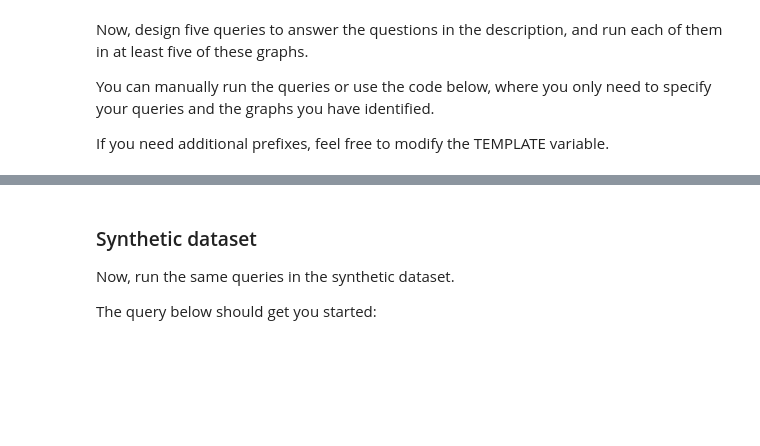
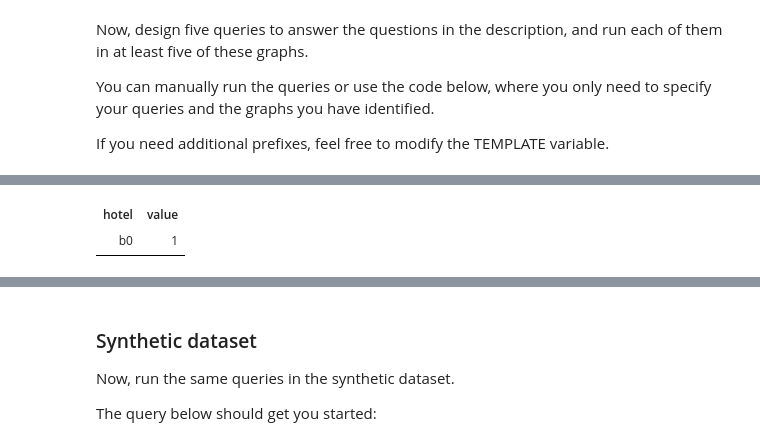
Before and after one commit to carlosv5/sparql, a Jupyter notebook: SPARQL.ipynb, the cells around one changed output, grey strips where cells are left out. Saved outputs shown, nothing was run; the diff lists cells and outputs as text; code cells hidden in the pictures; blank space fills up the shorter version.

```diff
--- a/SPARQL.ipynb
+++ b/SPARQL.ipynb
@@ -1295,0 +1162,96 @@ telephones and addresses @ http://fuseki.cluster.gsi.dit.upm.es/36de86e675493438
+# %%
+from IPython.display import display
+
+QUERIES = {
+    'highest score': '''
+    ?review a schema:Review .
+    ?review <http://schema.org/reviewRating> ?rating .
+    ?rating <http://schema.org/ratingValue> ?value .
+    ?review <http://schema.org/itemReviewed> ?hotel .
+''',
+    'lowest score': '''
+    ?review a schema:Review .
+    ?review <http://schema.org/reviewRating> ?rating .
+    ?rating <http://schema.org/ratingValue> ?value .
+    ?review <http://schema.org/itemReviewed> ?hotel .
+    ''',
+    'number of hotels': '''
+    ?hotel a schema:Hotel .
+    ''',
+    'number of reviews': '''
+    ?review a schema:Review .
+    ''',
+    'telephones and addresses': '''
+    OPTIONAL{
+    ?hotel <http://schema.org/address> ?address .
+    }
+    {?hotel <http://schema.org/telephone> ?phone .}
+    UNION
+    {?hotel <http://schema.org/phone> ?phone .}
+    ''',
+
+}
+
+SELECT = {
+'highest score': '''
+    ?hotel ?value
+''',
+    'lowest score': '''
+    ?hotel ?value    ''',
+    'number of hotels': '''
+     (COUNT(DISTINCT ?hotel) as ?NumHotel)
+    ''',
+    'number of reviews': '''
+     (COUNT(DISTINCT ?review) as ?numReviews)
+    ''',
+    'telephones and addresses': '''
+       ?address ?phone
+    ''',
+
+}
+POST={
+'highest score': '''
+    ORDER BY DESC(?value)
+     LIMIT 1
+''',
+    'lowest score': '''
+    ORDER BY ASC(?value)
+     LIMIT 1
+    ''',
+    'number of hotels': '''
+
+    ''',
+    'number of reviews': '''
+
+    ''',
+    'telephones and addresses': '''
+
+    ''',
+
+}
+
+TEMPLATE = '''
+PREFIX schema: <http://schema.org/>
+PREFIX rdfs: <http://www.w3.org/2000/01/rdf-schema#>
+SELECT {select} WHERE {{
+    GRAPH <{graph}>{{
+        {query}
+        }}
+    }}
+{post}
+'''
+
+GRAPHS = ['http://fuseki.cluster.gsi.dit.upm.es/9b4911602c62d31e53735ccc78ab3296',
+          'http://fuseki.cluster.gsi.dit.upm.es/35c20a49f8c6581be1cf7bd56d12d131',
+          'http://fuseki.cluster.gsi.dit.upm.es/3ab0a8e1895e09206905ad7385a94745'         ]
+
+
+for name, query in QUERIES.items():
+    for graph in GRAPHS:
+        print(name, '@', graph)
+        select=SELECT[name]
+        post=POST[name]
+        display(sparql('http://fuseki.cluster.gsi.dit.upm.es/ejerciciohoteles', TEMPLATE.format(graph=graph, select=select, post=post,
+                                                                                               query=query)
+                      ))
+# %% [output]
@@ -1295,0 +1259,2 @@ telephones and addresses @ http://fuseki.cluster.gsi.dit.upm.es/36de86e675493438
+| hotel | value |
+| b0 | 1 |
```
Also changed, not shown: parts of 14 cells of this notebook.
